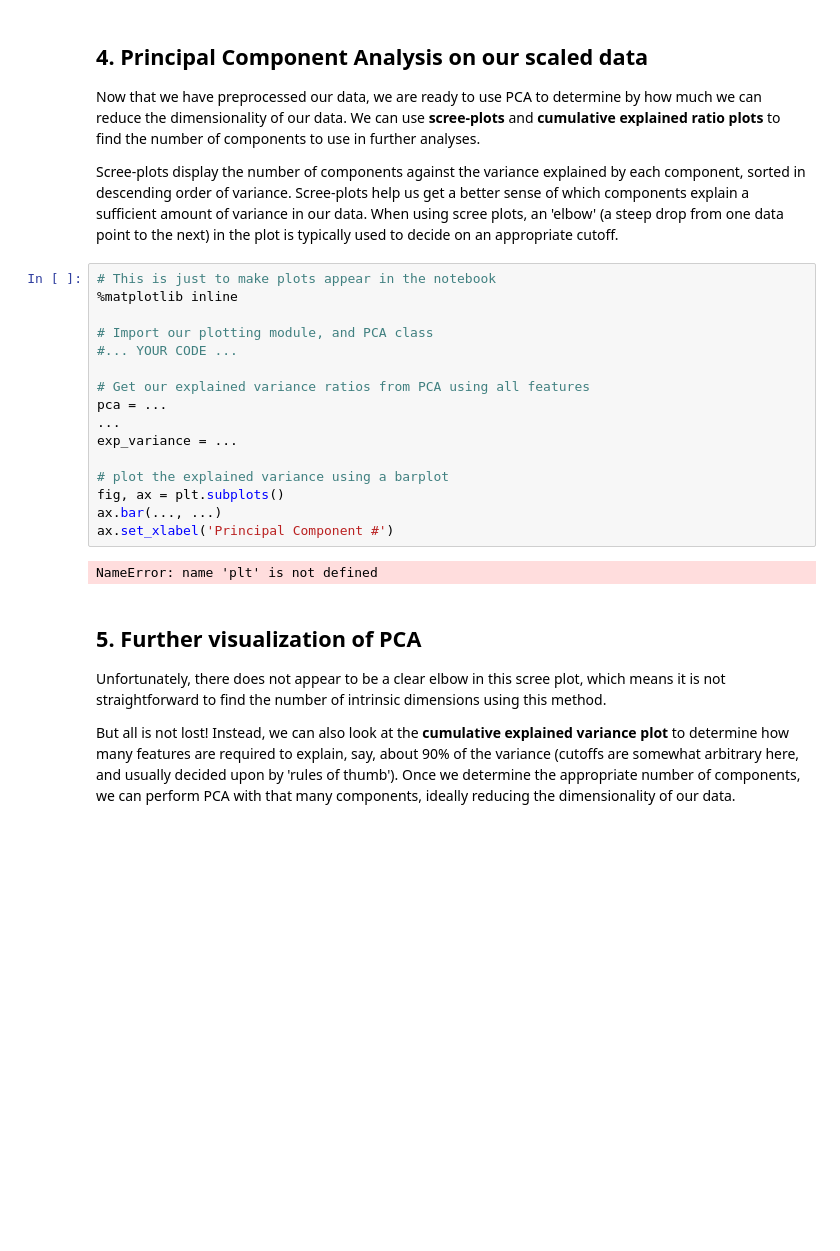
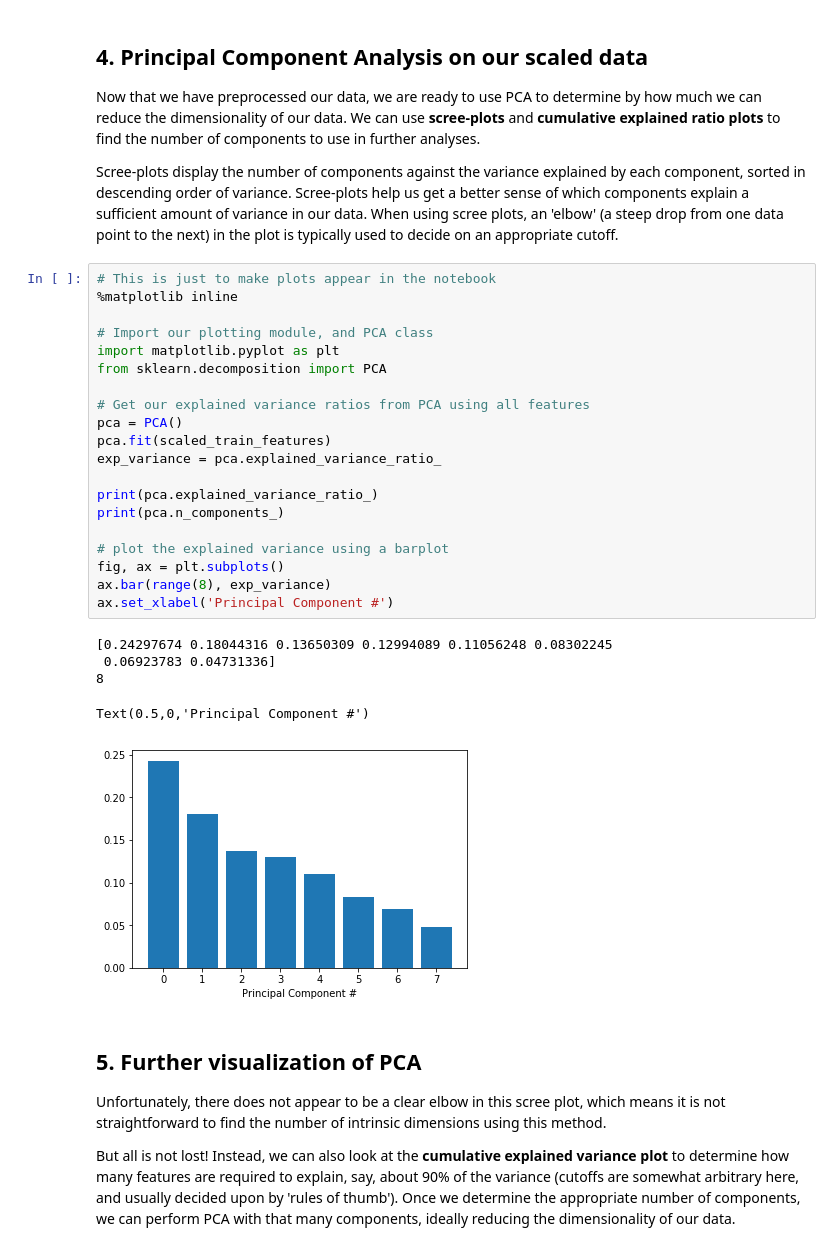
Before and after one commit to ArthurEzenwanne/data-projects, a Jupyter notebook: Classify_Song_Genres_from_Audio_Data/classify_songs.ipynb, the cells around one changed output. Cells and saved outputs as stored; diff of their text form; blank space fills up the shorter version.

```diff
--- a/Classify_Song_Genres_from_Audio_Data/classify_songs.ipynb
+++ b/Classify_Song_Genres_from_Audio_Data/classify_songs.ipynb
@@ -84,21 +84,29 @@ scaled_train_features = scaler.fit_transform(features)
 # %%
 # This is just to make plots appear in the notebook
 %matplotlib inline
 
 # Import our plotting module, and PCA class
-#... YOUR CODE ...
+import matplotlib.pyplot as plt
+from sklearn.decomposition import PCA
 
 # Get our explained variance ratios from PCA using all features
-pca = ...
-...
-exp_variance = ...
+pca = PCA()
+pca.fit(scaled_train_features)
+exp_variance = pca.explained_variance_ratio_
+
+print(pca.explained_variance_ratio_)
+print(pca.n_components_)
 
 # plot the explained variance using a barplot
 fig, ax = plt.subplots()
-ax.bar(..., ...)
+ax.bar(range(8), exp_variance)
 ax.set_xlabel('Principal Component #')
 # %% [output]
-NameError: name 'plt' is not defined
+[0.24297674 0.18044316 0.13650309 0.12994089 0.11056248 0.08302245
+ 0.06923783 0.04731336]
+8
+Text(0.5,0,'Principal Component #')
+[figure, added]
 # %% [markdown]
 ## 5. Further visualization of PCA
 <p>Unfortunately, there does not appear to be a clear elbow in this scree plot, which means it is not straightforward to find the number of intrinsic dimensions using this method. </p>
```
Also changed, not shown: parts of 3 cells of this notebook.
